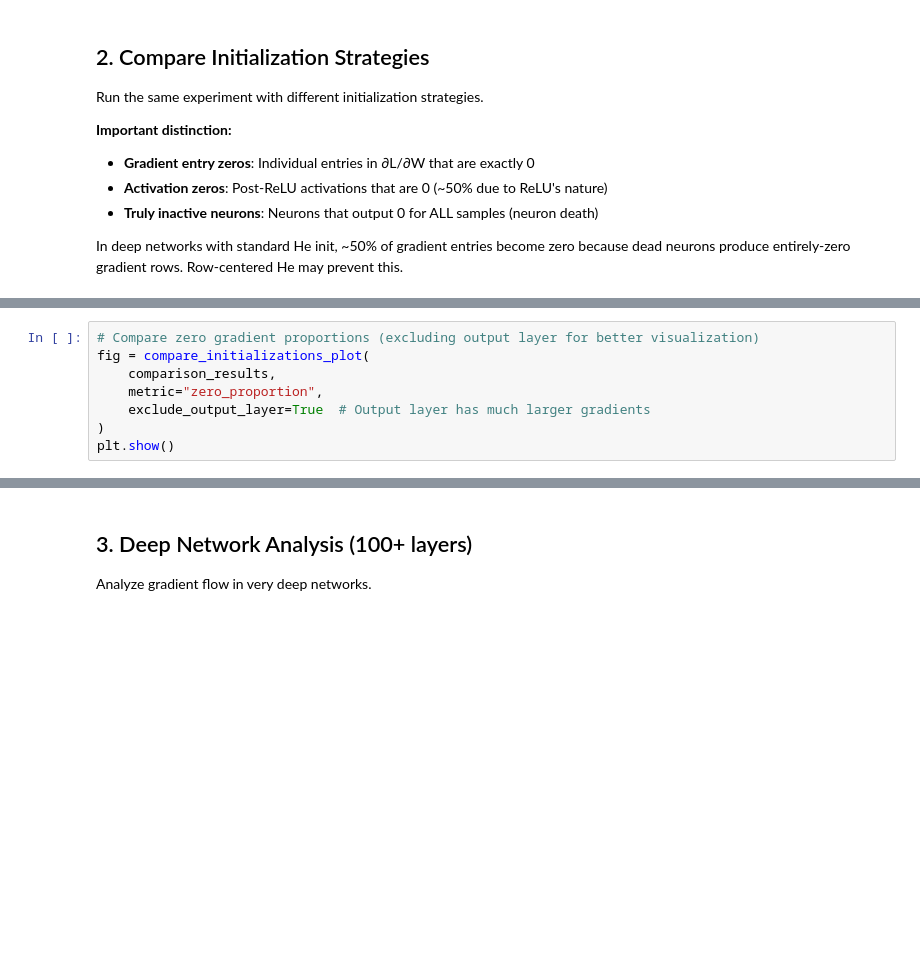
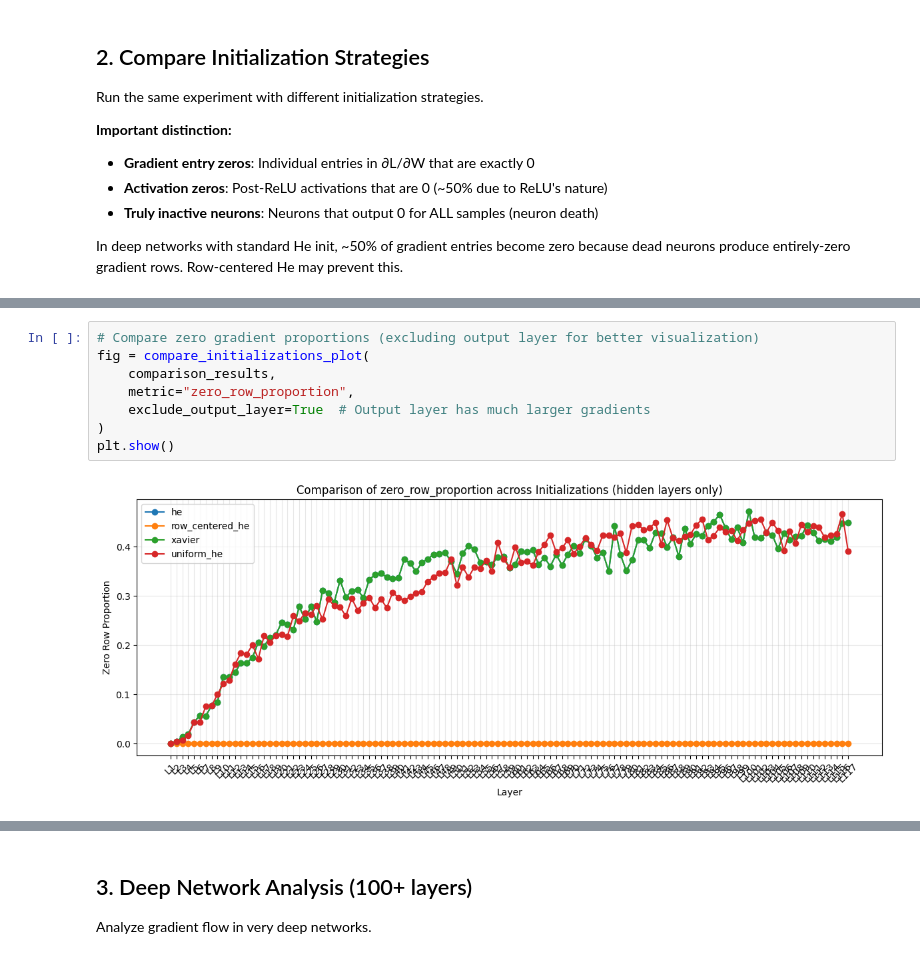
Before and after one commit to ItayOfer/deep-init-random-projections, a Jupyter notebook: notebooks/03_gradient_analysis.ipynb, the cells around one changed output, grey strips where cells are left out. Drawn from its saved outputs; the diff is of its cells as text; blank space fills up the shorter version.

```diff
--- a/notebooks/03_gradient_analysis.ipynb
+++ b/notebooks/03_gradient_analysis.ipynb
@@ -184,11 +234,13 @@ print("\n" + "=" * 60)
 # %%
 # Compare zero gradient proportions (excluding output layer for better visualization)
 fig = compare_initializations_plot(
     comparison_results,
-    metric="zero_proportion",
+    metric="zero_row_proportion",
     exclude_output_layer=True  # Output layer has much larger gradients
 )
 plt.show()
+# %% [output]
+[figure, added]
 # %%
 # Compare mean row norms (excluding output layer which dominates y-axis)
 fig = compare_initializations_plot(
```
Also changed, not shown: parts of 11 cells of this notebook.
